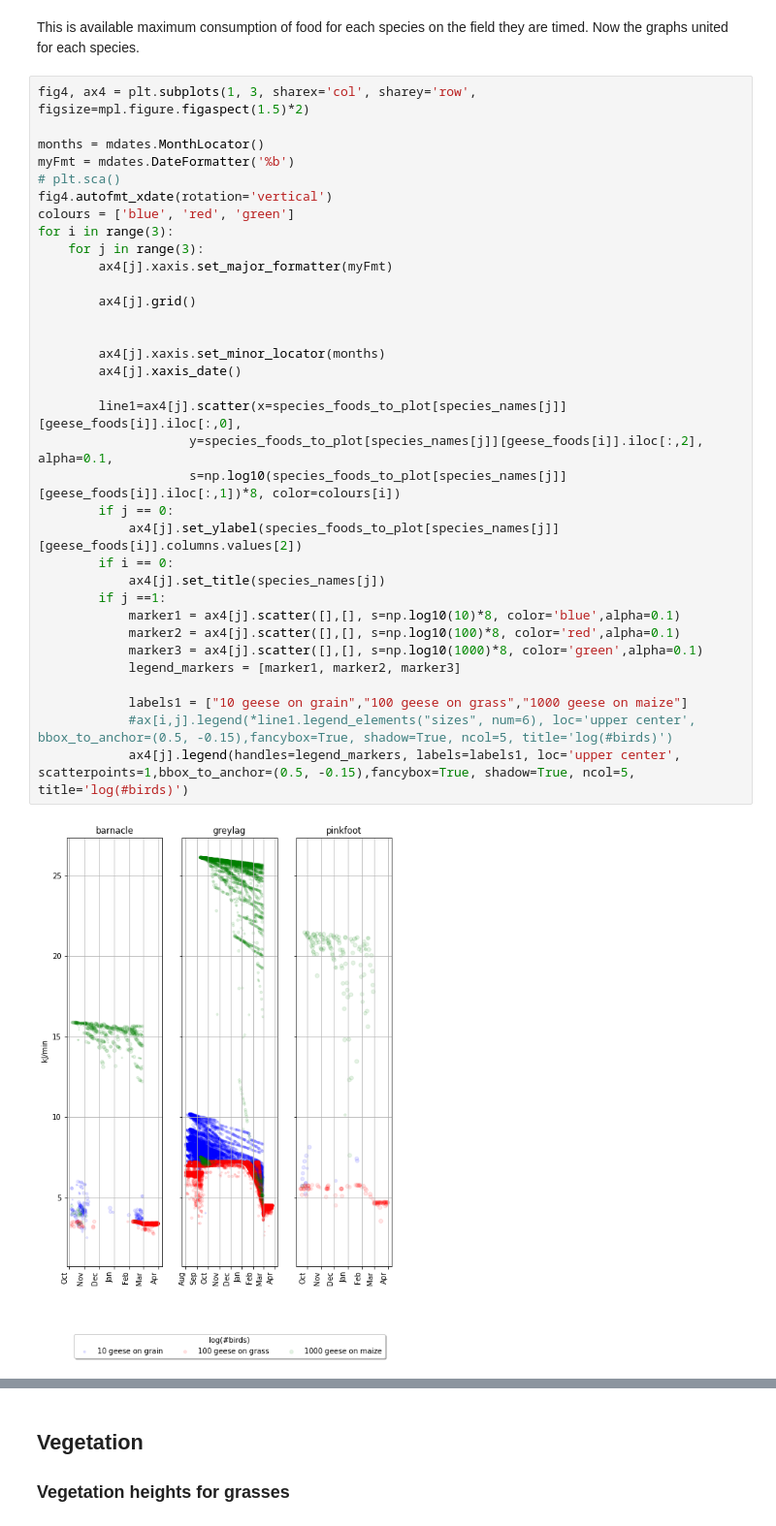
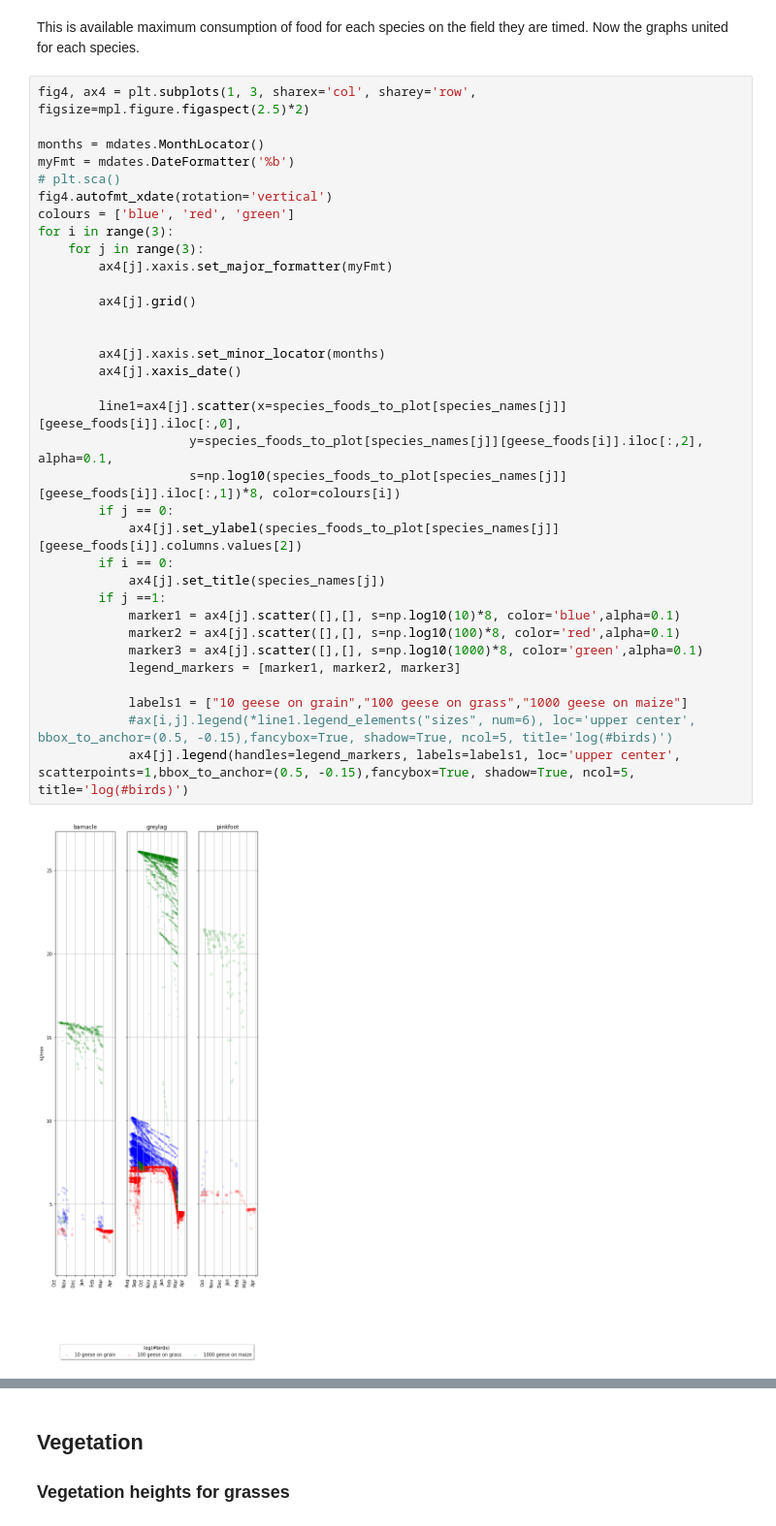
Before and after one commit to andrey-chu/almass_python_testing_mirror, a Jupyter notebook: Goose_test_notebook.ipynb, the cells around one changed output, grey strips where cells are left out. Shown at 97% size. Saved outputs shown, nothing was run; the diff lists cells and outputs as text.

```diff
--- a/Goose_test_notebook.ipynb
+++ b/Goose_test_notebook.ipynb
@@ -366,38 +366,38 @@ for i in range(3):
 # %% [markdown]
 This is available maximum consumption of food for each species on the field they are timed. Now the graphs united for each species.
 # %%
-fig4, ax4 = plt.subplots(1, 3, sharex='col', sharey='row', figsize=mpl.figure.figaspect(1.5)*2)
+fig4, ax4 = plt.subplots(1, 3, sharex='col', sharey='row', figsize=mpl.figure.figaspect(2.5)*2)
 
 months = mdates.MonthLocator()
 myFmt = mdates.DateFormatter('%b')
 # plt.sca()
 fig4.autofmt_xdate(rotation='vertical')
 colours = ['blue', 'red', 'green']
 for i in range(3):
     for j in range(3):
         ax4[j].xaxis.set_major_formatter(myFmt)
 
         ax4[j].grid()
 
 
         ax4[j].xaxis.set_minor_locator(months)
         ax4[j].xaxis_date()
 
         line1=ax4[j].scatter(x=species_foods_to_plot[species_names[j]][geese_foods[i]].iloc[:,0],
                     y=species_foods_to_plot[species_names[j]][geese_foods[i]].iloc[:,2], alpha=0.1,
                     s=np.log10(species_foods_to_plot[species_names[j]][geese_foods[i]].iloc[:,1])*8, color=colours[i])
         if j == 0:
             ax4[j].set_ylabel(species_foods_to_plot[species_names[j]][geese_foods[i]].columns.values[2])
         if i == 0:
             ax4[j].set_title(species_names[j])
         if j ==1:
             marker1 = ax4[j].scatter([],[], s=np.log10(10)*8, color='blue',alpha=0.1)
             marker2 = ax4[j].scatter([],[], s=np.log10(100)*8, color='red',alpha=0.1)
             marker3 = ax4[j].scatter([],[], s=np.log10(1000)*8, color='green',alpha=0.1)
             legend_markers = [marker1, marker2, marker3]
 
             labels1 = ["10 geese on grain","100 geese on grass","1000 geese on maize"]
             #ax[i,j].legend(*line1.legend_elements("sizes", num=6), loc='upper center', bbox_to_anchor=(0.5, -0.15),fancybox=True, shadow=True, ncol=5, title='log(#birds)')
             ax4[j].legend(handles=legend_markers, labels=labels1, loc='upper center', scatterpoints=1,bbox_to_anchor=(0.5, -0.15),fancybox=True, shadow=True, ncol=5, title='log(#birds)')
 # %% [output]
-[figure, old version]
+[figure, new version]
```
Also changed, not shown: parts of 14 cells of this notebook, 1 other file.
